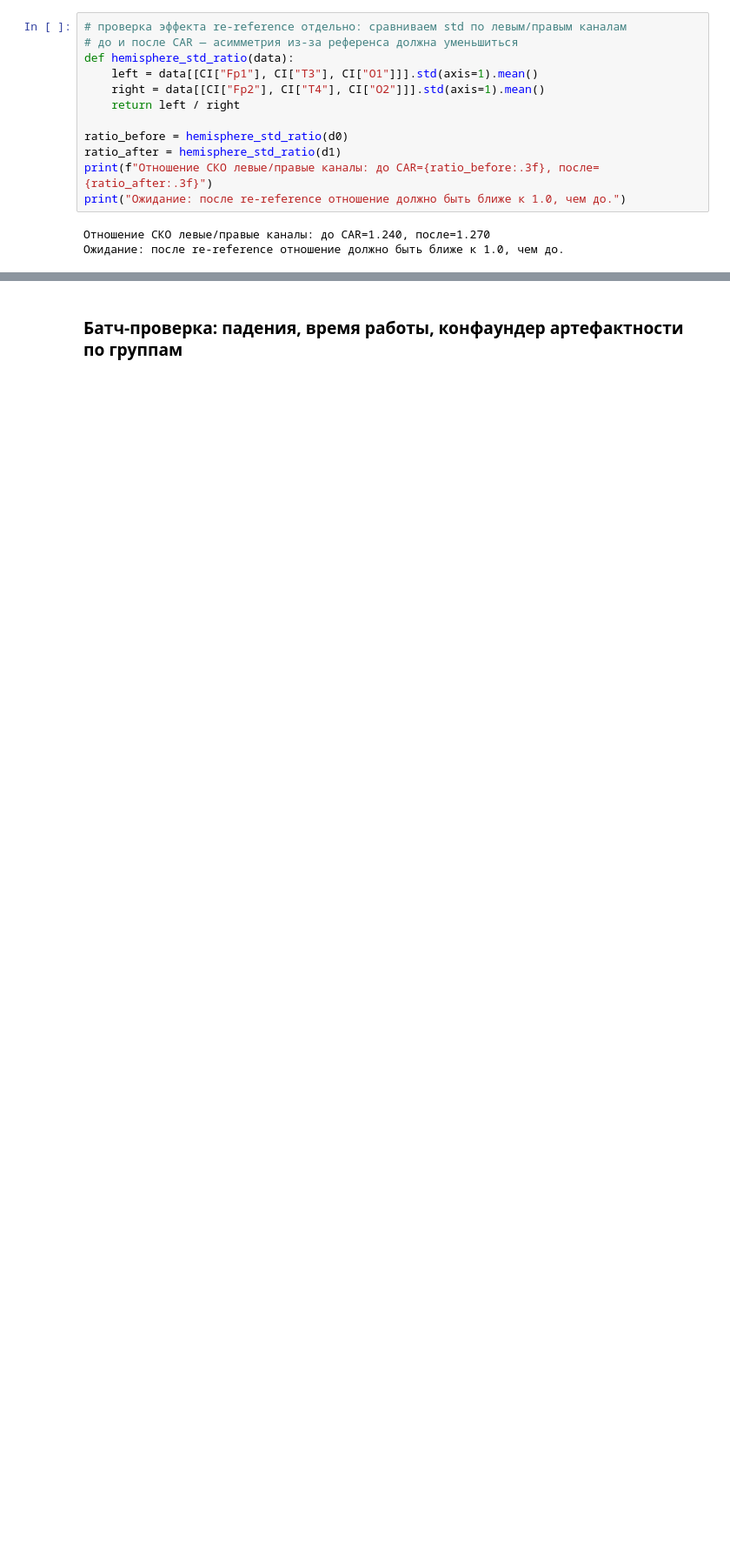
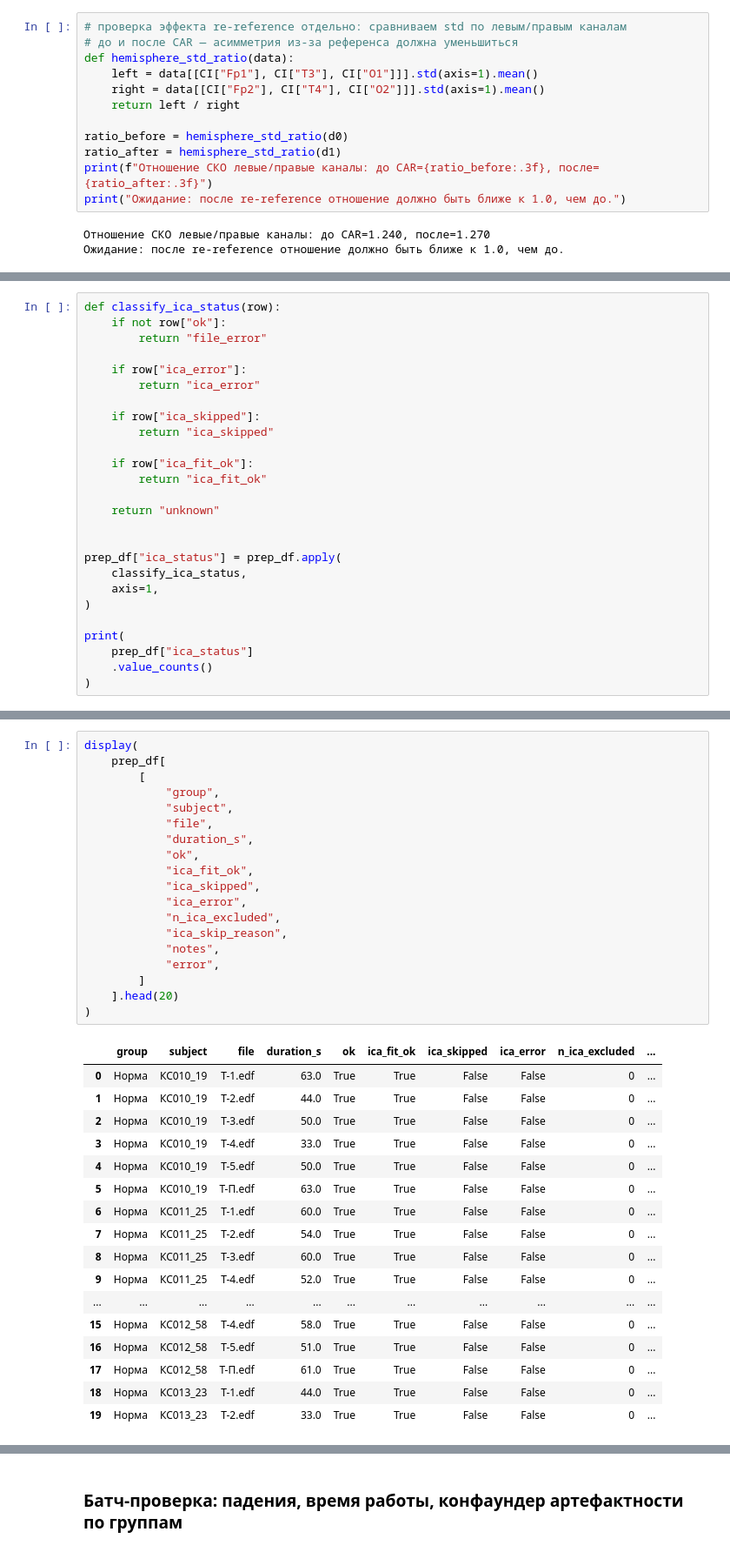
Before and after one commit to steministka/atacheskaya-panika, a Jupyter notebook: assets/2-preprocessing.ipynb, the cells around one changed output, grey strips where cells are left out. Shown at 87% size. Saved outputs shown, nothing was run; the diff lists cells and outputs as text; blank space fills up the shorter version.

```diff
--- a/assets/2-preprocessing.ipynb
+++ b/assets/2-preprocessing.ipynb
@@ -342,0 +1127,26 @@ print("Ожидание: после re-reference отношение должно
+# %%
+def classify_ica_status(row):
+    if not row["ok"]:
+        return "file_error"
+
+    if row["ica_error"]:
+        return "ica_error"
+
+    if row["ica_skipped"]:
+        return "ica_skipped"
+
+    if row["ica_fit_ok"]:
+        return "ica_fit_ok"
+
+    return "unknown"
+
+
+prep_df["ica_status"] = prep_df.apply(
+    classify_ica_status,
+    axis=1,
+)
+
+print(
+    prep_df["ica_status"]
+    .value_counts()
+)
@@ -342,0 +1179,37 @@ print("Ожидание: после re-reference отношение должно
+# %%
+display(
+    prep_df[
+        [
+            "group",
+            "subject",
+            "file",
+            "duration_s",
+            "ok",
+            "ica_fit_ok",
+            "ica_skipped",
+            "ica_error",
+            "n_ica_excluded",
+            "ica_skip_reason",
+            "notes",
+            "error",
+        ]
+    ].head(20)
+)
+# %% [output]
+|  | group | subject | file | duration_s | ok | ica_fit_ok | ica_skipped | ica_error | n_ica_excluded | ... |
+| 0 | Норма | КС010_19 | T-1.edf | 63.0 | True | True | False | False | 0 | ... |
+| 1 | Норма | КС010_19 | T-2.edf | 44.0 | True | True | False | False | 0 | ... |
+| 2 | Норма | КС010_19 | T-3.edf | 50.0 | True | True | False | False | 0 | ... |
+| 3 | Норма | КС010_19 | T-4.edf | 33.0 | True | True | False | False | 0 | ... |
+| 4 | Норма | КС010_19 | T-5.edf | 50.0 | True | True | False | False | 0 | ... |
+| 5 | Норма | КС010_19 | T-П.edf | 63.0 | True | True | False | False | 0 | ... |
+| 6 | Норма | КС011_25 | T-1.edf | 60.0 | True | True | False | False | 0 | ... |
+| 7 | Норма | КС011_25 | T-2.edf | 54.0 | True | True | False | False | 0 | ... |
+| 8 | Норма | КС011_25 | T-3.edf | 60.0 | True | True | False | False | 0 | ... |
+| 9 | Норма | КС011_25 | T-4.edf | 52.0 | True | True | False | False | 0 | ... |
+| ... | ... | ... | ... | ... | ... | ... | ... | ... | ... | ... |
+| 15 | Норма | КС012_58 | T-4.edf | 58.0 | True | True | False | False | 0 | ... |
+| 16 | Норма | КС012_58 | T-5.edf | 51.0 | True | True | False | False | 0 | ... |
+| 17 | Норма | КС012_58 | T-П.edf | 61.0 | True | True | False | False | 0 | ... |
+| 18 | Норма | КС013_23 | T-1.edf | 44.0 | True | True | False | False | 0 | ... |
+| 19 | Норма | КС013_23 | T-2.edf | 33.0 | True | True | False | False | 0 | ... |
```
Also changed, not shown: parts of 23 cells of this notebook.
